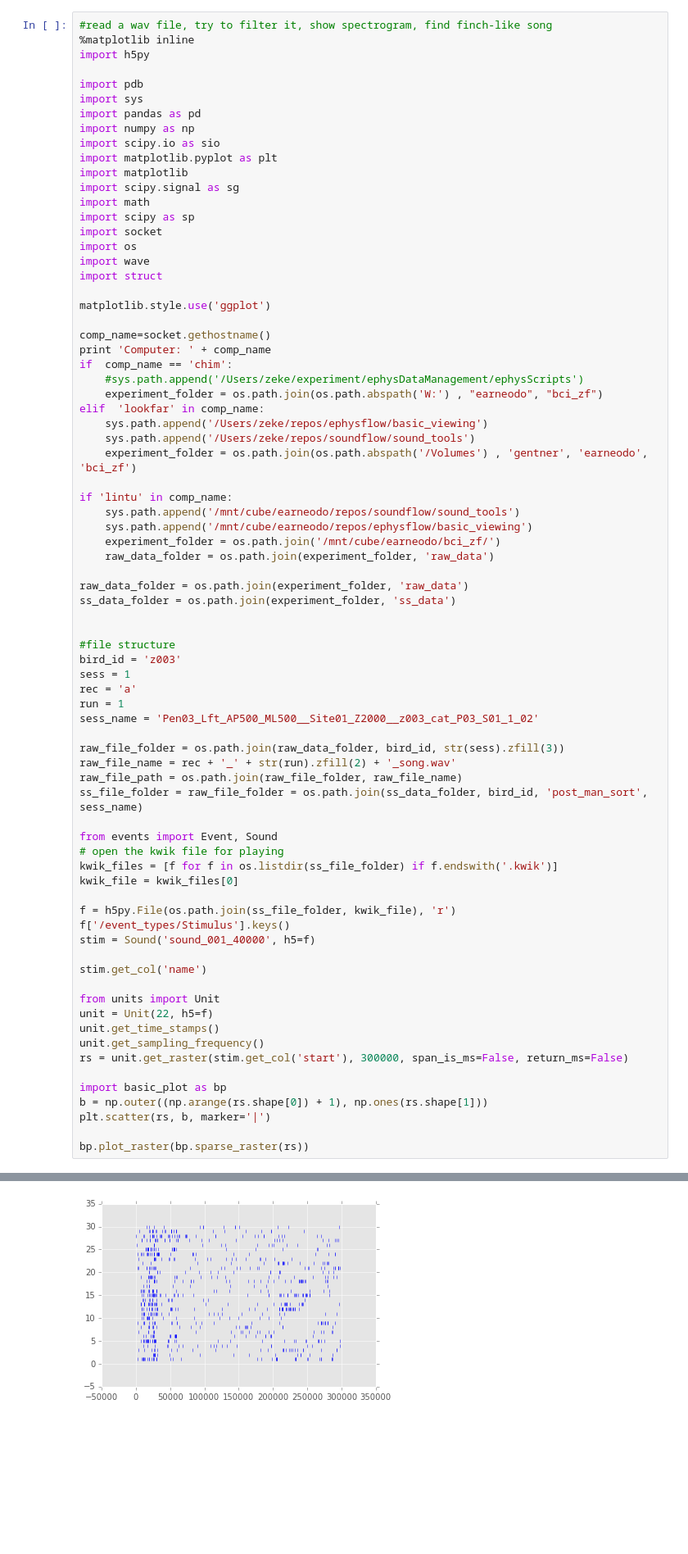
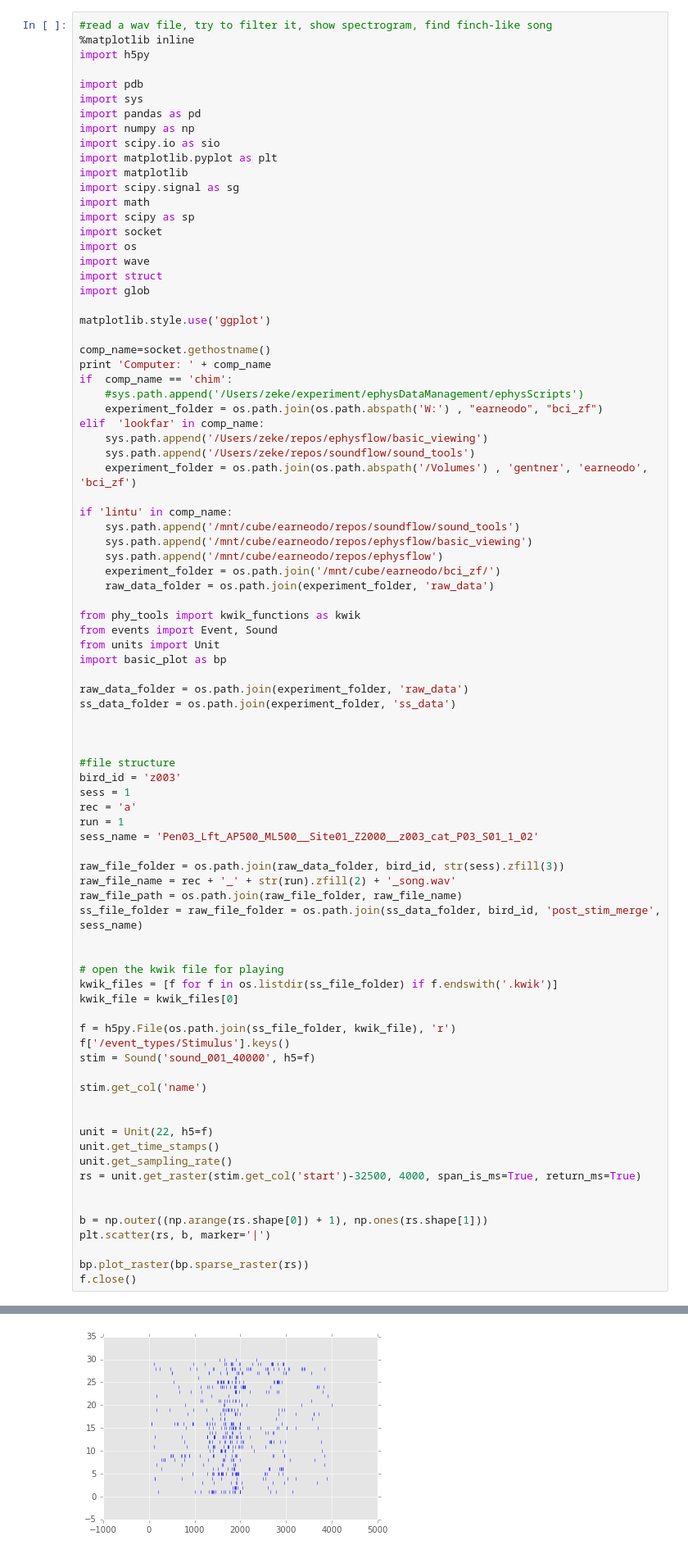
Before and after one commit to zekearneodo/ephysflow, a Jupyter notebook: kwik_file_scrutiny.ipynb, the cells around one changed output, grey strips where cells are left out. Shown at 82% size. Cells and saved outputs as stored; diff of their text form; blank space fills up the shorter version.

Commit message:
more work on visualizing open-ephys and new rig data

```diff
--- a/kwik_file_scrutiny.ipynb
+++ b/kwik_file_scrutiny.ipynb
@@ -17,6 +17,7 @@ import socket
 import os
 import wave
 import struct
+import glob
 
 matplotlib.style.use('ggplot')
 
@@ -33,11 +34,18 @@ elif  'lookfar' in comp_name:
 if 'lintu' in comp_name:
     sys.path.append('/mnt/cube/earneodo/repos/soundflow/sound_tools')
     sys.path.append('/mnt/cube/earneodo/repos/ephysflow/basic_viewing')
+    sys.path.append('/mnt/cube/earneodo/repos/ephysflow')
     experiment_folder = os.path.join('/mnt/cube/earneodo/bci_zf/')
     raw_data_folder = os.path.join(experiment_folder, 'raw_data')
 
+from phy_tools import kwik_functions as kwik
+from events import Event, Sound
+from units import Unit
+import basic_plot as bp
+
 raw_data_folder = os.path.join(experiment_folder, 'raw_data')
 ss_data_folder = os.path.join(experiment_folder, 'ss_data')
+
 
 
 #file structure
@@ -50,9 +58,9 @@ sess_name = 'Pen03_Lft_AP500_ML500__Site01_Z2000__z003_cat_P03_S01_1_02'
 raw_file_folder = os.path.join(raw_data_folder, bird_id, str(sess).zfill(3))
 raw_file_name = rec + '_' + str(run).zfill(2) + '_song.wav'
 raw_file_path = os.path.join(raw_file_folder, raw_file_name)
-ss_file_folder = raw_file_folder = os.path.join(ss_data_folder, bird_id, 'post_man_sort', sess_name)
+ss_file_folder = raw_file_folder = os.path.join(ss_data_folder, bird_id, 'post_stim_merge', sess_name)
 
-from events import Event, Sound
+
 # open the kwik file for playing
 kwik_files = [f for f in os.listdir(ss_file_folder) if f.endswith('.kwik')]
 kwik_file = kwik_files[0]
@@ -63,15 +71,16 @@ stim = Sound('sound_001_40000', h5=f)
 
 stim.get_col('name')
 
-from units import Unit
+
 unit = Unit(22, h5=f)
 unit.get_time_stamps()
-unit.get_sampling_frequency()
-rs = unit.get_raster(stim.get_col('start'), 300000, span_is_ms=False, return_ms=False)
+unit.get_sampling_rate()
+rs = unit.get_raster(stim.get_col('start')-32500, 4000, span_is_ms=True, return_ms=True)
 
-import basic_plot as bp
+
 b = np.outer((np.arange(rs.shape[0]) + 1), np.ones(rs.shape[1]))
 plt.scatter(rs, b, marker='|')
 
 bp.plot_raster(bp.sparse_raster(rs))
+f.close()
 # %% [output]
@@ -81 +89 @@ Computer: lintu.ucsd.edu
-[figure, old version]
+[figure, new version]
```
Also changed, not shown: parts of 30 cells of this notebook, 18 other files.
